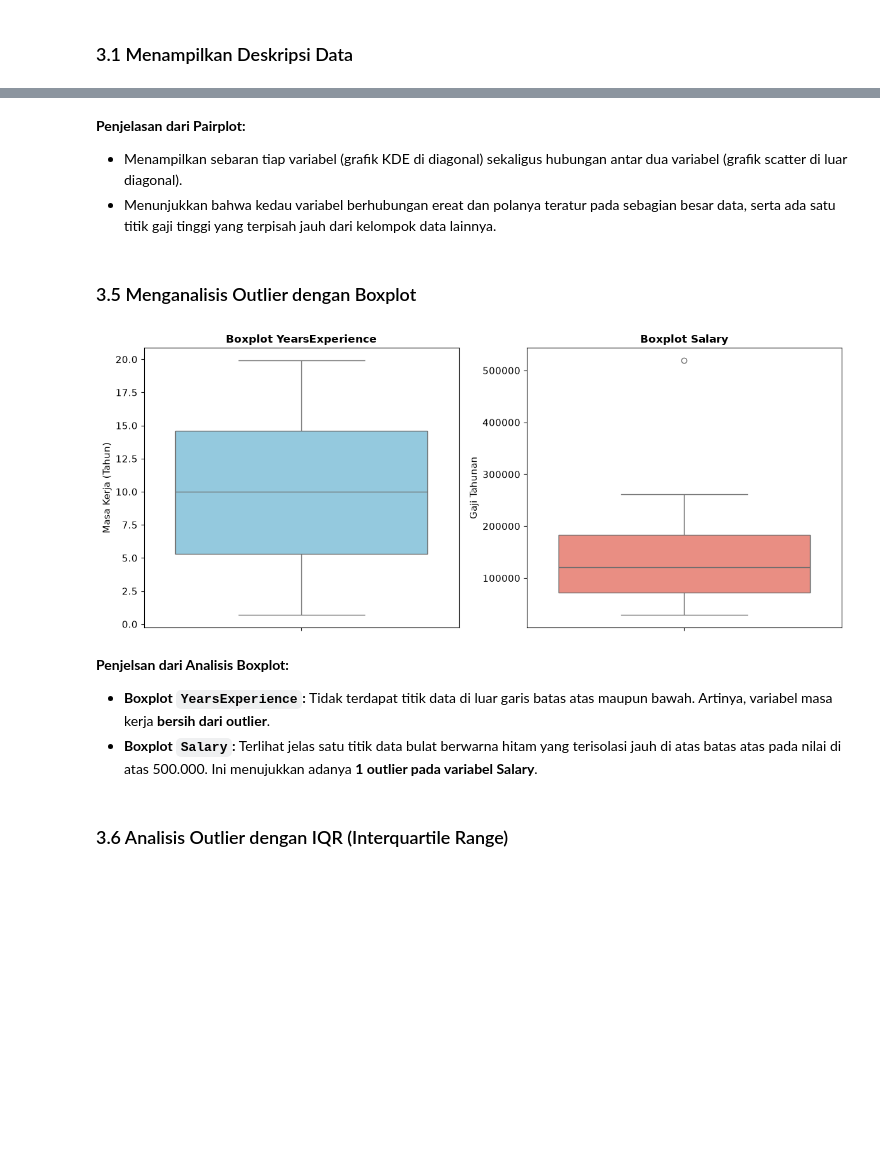
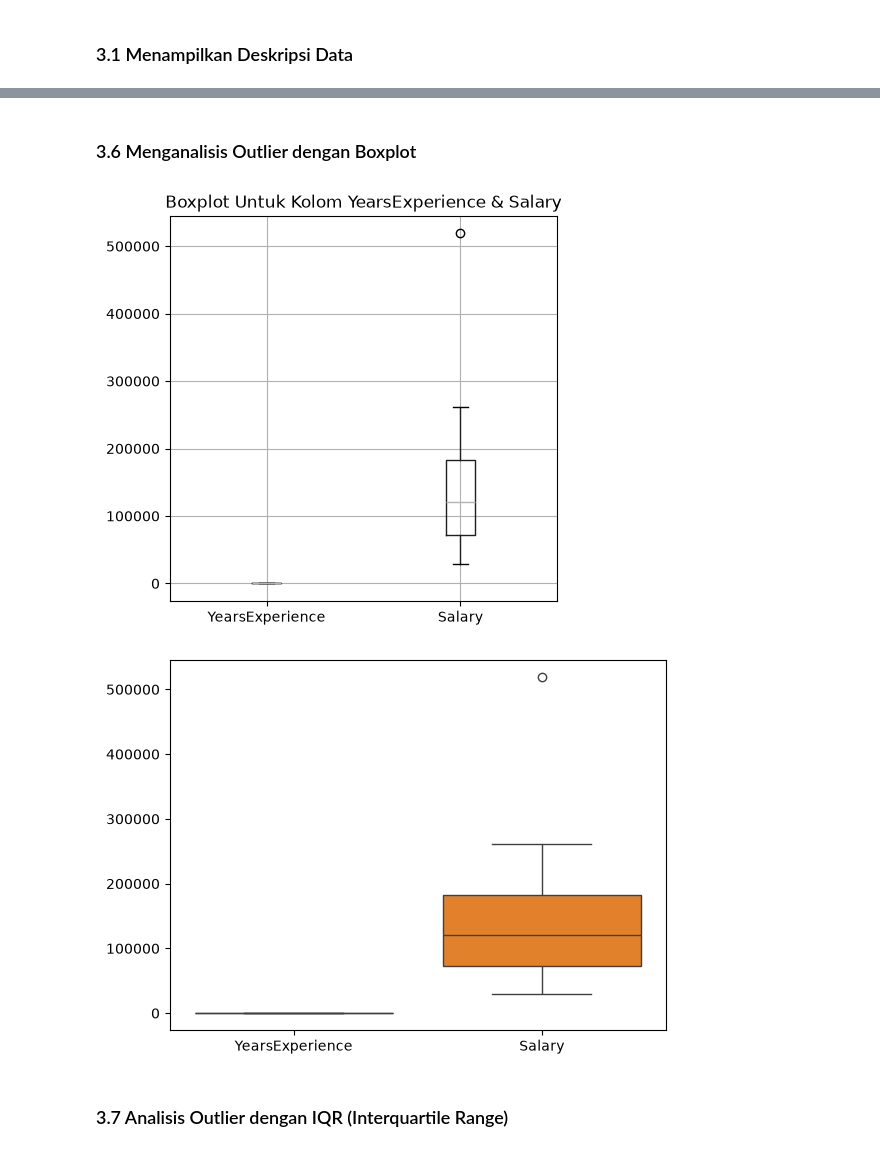
Before and after one commit to raffahamizan02/Bootcamp-UBIG, a Jupyter notebook: TugasPertama/Salary_Analysis.ipynb, the cells around one changed output, grey strips where cells are left out. Cells and saved outputs as stored; diff of their text form; code cells hidden in the pictures; blank space fills up the shorter version.

```diff
--- a/TugasPertama/Salary_Analysis.ipynb
+++ b/TugasPertama/Salary_Analysis.ipynb
@@ -340,31 +150,16 @@ plt.show()
-# %% [markdown]
-**Penjelasan dari Pairplot:**
-* Menampilkan sebaran tiap variabel (grafik KDE di diagonal) sekaligus hubungan antar dua variabel (grafik scatter di luar diagonal).
-* Menunjukkan bahwa kedau variabel berhubungan ereat dan polanya teratur pada sebagian besar data, serta ada satu titik gaji tinggi yang terpisah jauh dari kelompok data lainnya.
 # %% [markdown]
-### 3.5 Menganalisis Outlier dengan Boxplot
+### 3.6 Menganalisis Outlier dengan Boxplot
 # %%
-# Menganalisis Outlier dengan Boxplot
-fig, axes = plt.subplots(1, 2, figsize=(12, 5))
+plt.figure(figsize=[5,5])
+df.boxplot(column=['YearsExperience', 'Salary'])
+plt.title("Boxplot Untuk Kolom YearsExperience & Salary")
+plt.show()
 
-# Boxplot YearsExperience
-sns.boxplot(y=df['YearsExperience'], color='skyblue', ax=axes[0])
-axes[0].set_title('Boxplot YearsExperience', fontsize=12, fontweight='bold')
-axes[0].set_ylabel('Masa Kerja (Tahun)')
-
-# Boxplot Salary
-sns.boxplot(y=df['Salary'], color='salmon', ax=axes[1])
-axes[1].set_title('Boxplot Salary', fontsize=12, fontweight='bold')
-axes[1].set_ylabel('Gaji Tahunan')
-
-plt.tight_layout()
+sns.boxplot(df)
 plt.show()
 # %% [output]
-[figure, old version]
+[figure, new version]
+[figure, added]
-# %% [markdown]
-**Penjelsan dari Analisis Boxplot:**
-* **Boxplot `YearsExperience`:** Tidak terdapat titik data di luar garis batas atas maupun bawah. Artinya, variabel masa kerja **bersih dari outlier**.
-* **Boxplot `Salary`:** Terlihat jelas satu titik data bulat berwarna hitam yang terisolasi jauh di atas batas atas pada nilai di atas 500.000. Ini menujukkan adanya **1 outlier pada variabel Salary**.
 # %% [markdown]
-### 3.6 Analisis Outlier dengan IQR (Interquartile Range)
+### 3.7 Analisis Outlier dengan IQR (Interquartile Range)
 # %%
```
Also changed, not shown: parts of 54 cells of this notebook.
